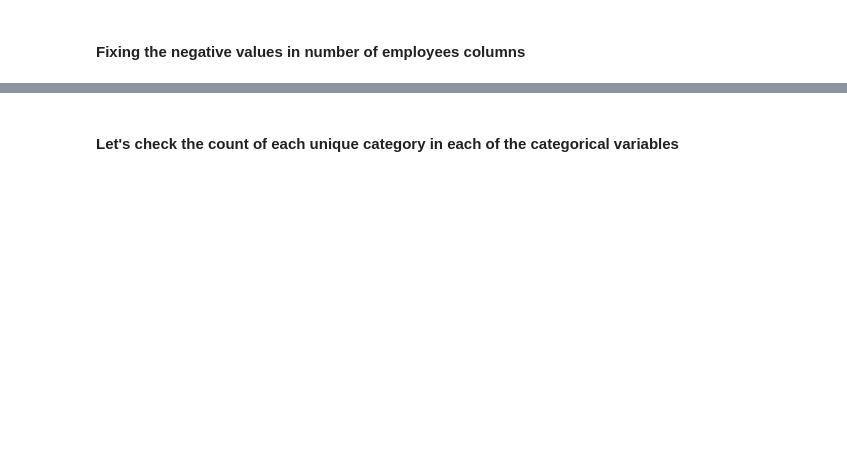
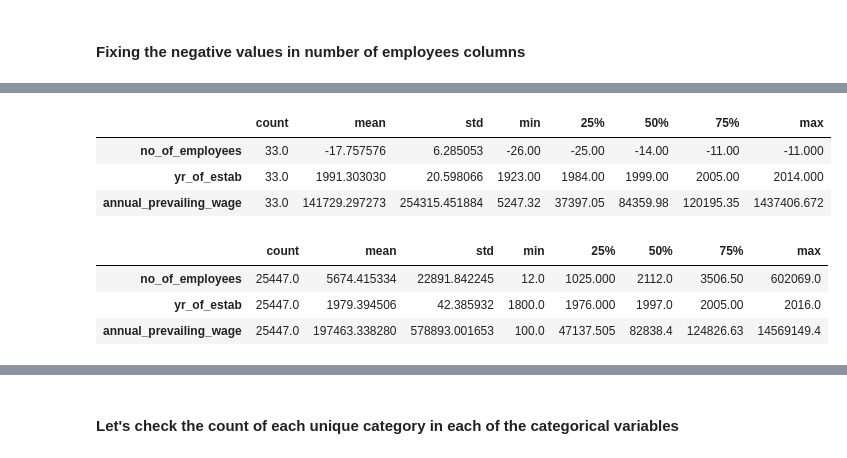
Before and after one commit to AkshayGovindaraj/GoogleColab, a Jupyter notebook: EasyVisa_Full_Code_Notebookv1.ipynb, the cells around one changed output, grey strips where cells are left out. Saved outputs shown, nothing was run; the diff lists cells and outputs as text; code cells hidden in the pictures; blank space fills up the shorter version.

```diff
--- a/EasyVisa_Full_Code_Notebookv1.ipynb
+++ b/EasyVisa_Full_Code_Notebookv1.ipynb
@@ -225,0 +268,14 @@ data.head()
+# %%
+data[data['no_of_employees']<0].describe().T
+# %% [output]
+|  | count | mean | std | min | 25% | 50% | 75% | max |
+| no_of_employees | 33.0 | -17.757576 | 6.285053 | -26.00 | -25.00 | -14.00 | -11.00 | -11.000 |
+| yr_of_estab | 33.0 | 1991.303030 | 20.598066 | 1923.00 | 1984.00 | 1999.00 | 2005.00 | 2014.000 |
+| annual_prevailing_wage | 33.0 | 141729.297273 | 254315.451884 | 5247.32 | 37397.05 | 84359.98 | 120195.35 | 1437406.672 |
+# %%
+data[data['no_of_employees']>=0].describe().T
+# %% [output]
+|  | count | mean | std | min | 25% | 50% | 75% | max |
+| no_of_employees | 25447.0 | 5674.415334 | 22891.842245 | 12.0 | 1025.000 | 2112.0 | 3506.50 | 602069.0 |
+| yr_of_estab | 25447.0 | 1979.394506 | 42.385932 | 1800.0 | 1976.000 | 1997.0 | 2005.00 | 2016.0 |
+| annual_prevailing_wage | 25447.0 | 197463.338280 | 578893.001653 | 100.0 | 47137.505 | 82838.4 | 124826.63 | 14569149.4 |
```
Also changed, not shown: parts of 15 cells of this notebook.
